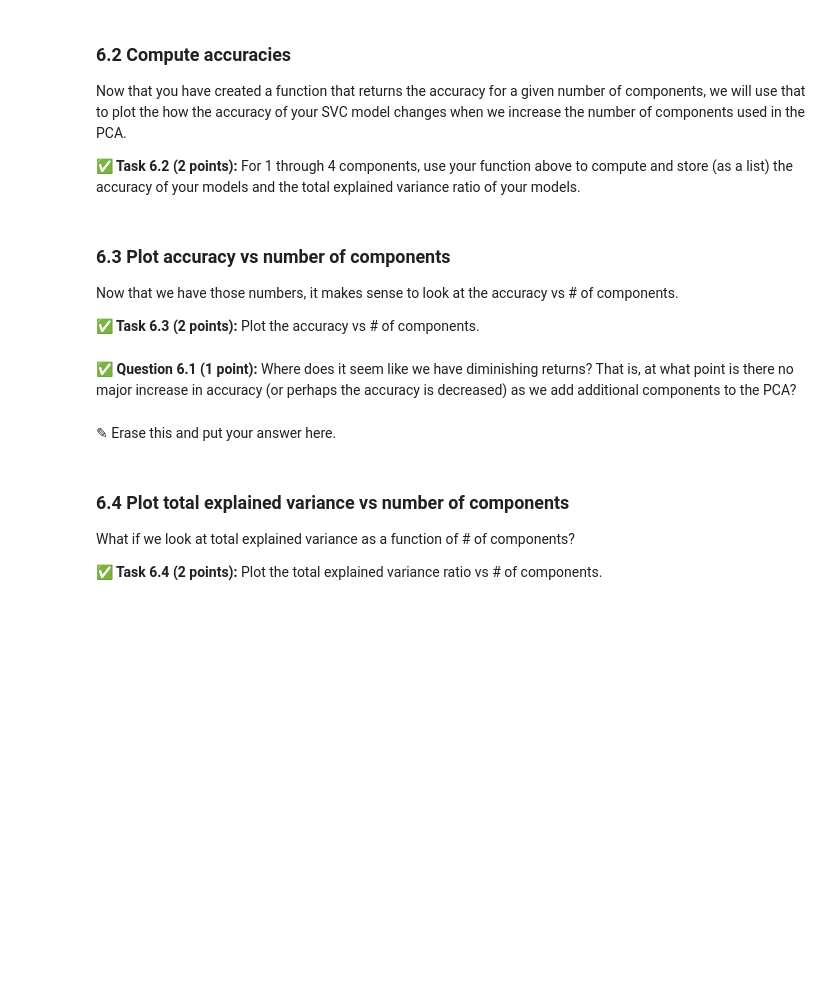
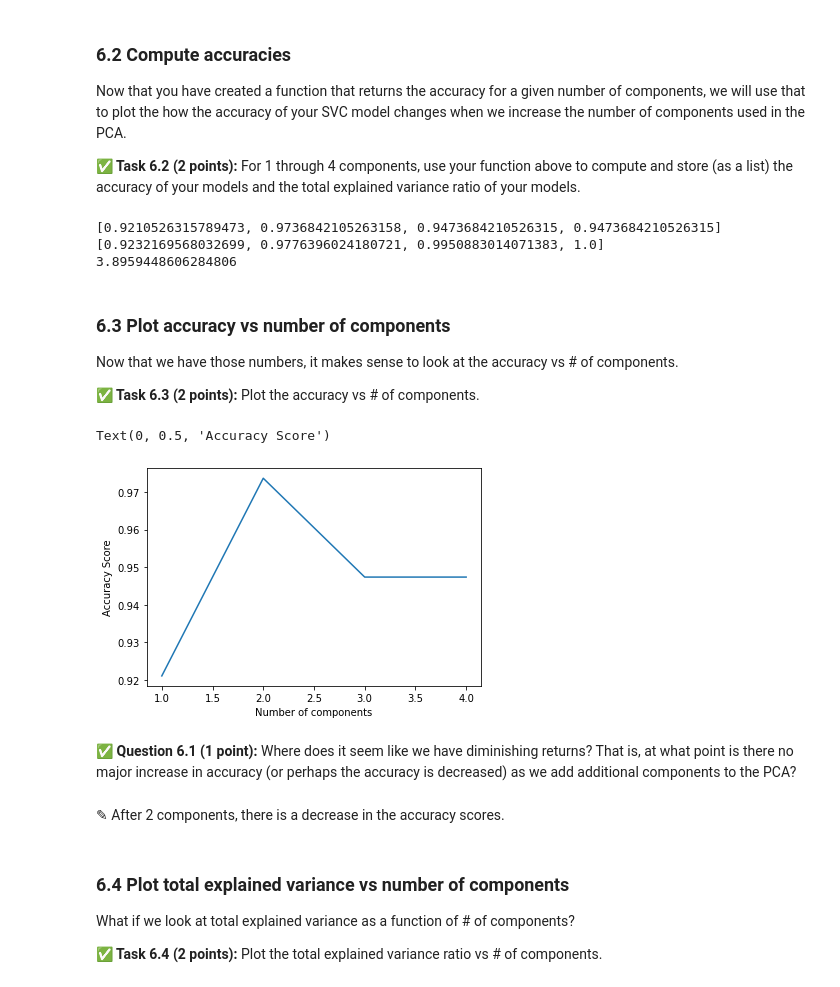
Before and after one commit to patelta2/cmse202-s21-turnin, a Jupyter notebook: hw-05/HW-05_SVMandPCA-TanmayPatel.ipynb, the cells around one changed output. Drawn from its saved outputs; the diff is of its cells as text; code cells hidden in the pictures; blank space fills up the shorter version.

```diff
--- a/hw-05/HW-05_SVMandPCA-TanmayPatel.ipynb
+++ b/hw-05/HW-05_SVMandPCA-TanmayPatel.ipynb
@@ -405,0 +404,15 @@ and it will return the accuracy score for an SVC model fit to pca transformed fe
+# %%
+# Put your code here
+def function(PCA_comp,train_data,test_data,train_labels,test_labels):
+    pca = PCA(n_components = PCA_comp).fit(train_data)
+    pca_train = pca.transform(train_data)
+    pca_test = pca.transform(test_data)
+
+    clf = svm.SVC(kernel = "linear", C = 10, gamma = 1e-06, class_weight = "balanced")
+    clf.fit(pca_train,train_labels)
+
+    predict_labels = clf.predict(pca_test)
+
+    return sum(pca.explained_variance_ratio_),accuracy_score(test_labels,predict_labels)
+
+function(2,train_vector,test_vector,train_label,test_label)
@@ -414,3 +427,17 @@ Now that you have created a function that returns the accuracy for a given numbe
+# %%
+# Put your code here
+accuracy = []
+ex_var_ratio = []
+for i in range(1,5):
+    accuracy.append(function(i,train_vector,test_vector,train_label,test_label)[1])
+    ex_var_ratio.append(function(i,train_vector,test_vector,train_label,test_label)[0])
+print(accuracy)
+print(ex_var_ratio)
+print(sum(ex_var_ratio))
+# %% [output]
+[0.9210526315789473, 0.9736842105263158, 0.9473684210526315, 0.9473684210526315]
+[0.9232169568032699, 0.9776396024180721, 0.9950883014071383, 1.0]
+3.8959448606284806
 # %% [markdown]
 ### 6.3 Plot accuracy vs number of components
 
@@ -422,7 +447,15 @@ Now that we have those numbers, it makes sense to look at the accuracy vs # of c
+# %%
+## your code here
+plt.plot(range(1,5),accuracy)
+plt.xlabel("Number of components")
+plt.ylabel("Accuracy Score")
+# %% [output]
+Text(0, 0.5, 'Accuracy Score')
+[figure, added]
 # %% [markdown]
 **&#9989; Question 6.1 (1 point):** Where does it seem like we have diminishing returns? That is, at what point is there no major increase in accuracy (or perhaps the accuracy is decreased) as we add additional components to the PCA?
-# %% [markdown]
-<font size=+3>&#9998;</font> Erase this and put your answer here.
+# %% [markdown]
+<font size=+3>&#9998;</font> After 2 components, there is a decrease in the accuracy scores.
 # %% [markdown]
 ### 6.4 Plot total explained variance vs number of components
 
```
Also changed, not shown: parts of 6 cells of this notebook.
